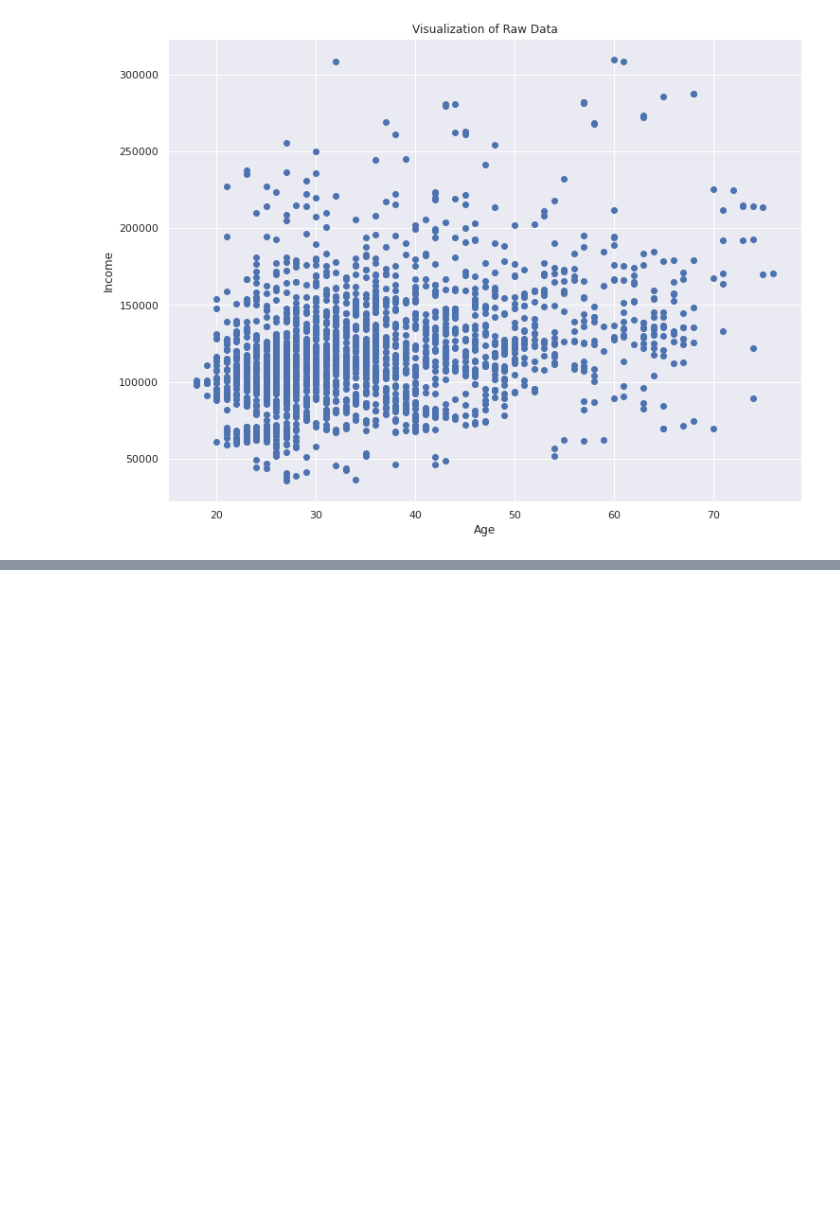
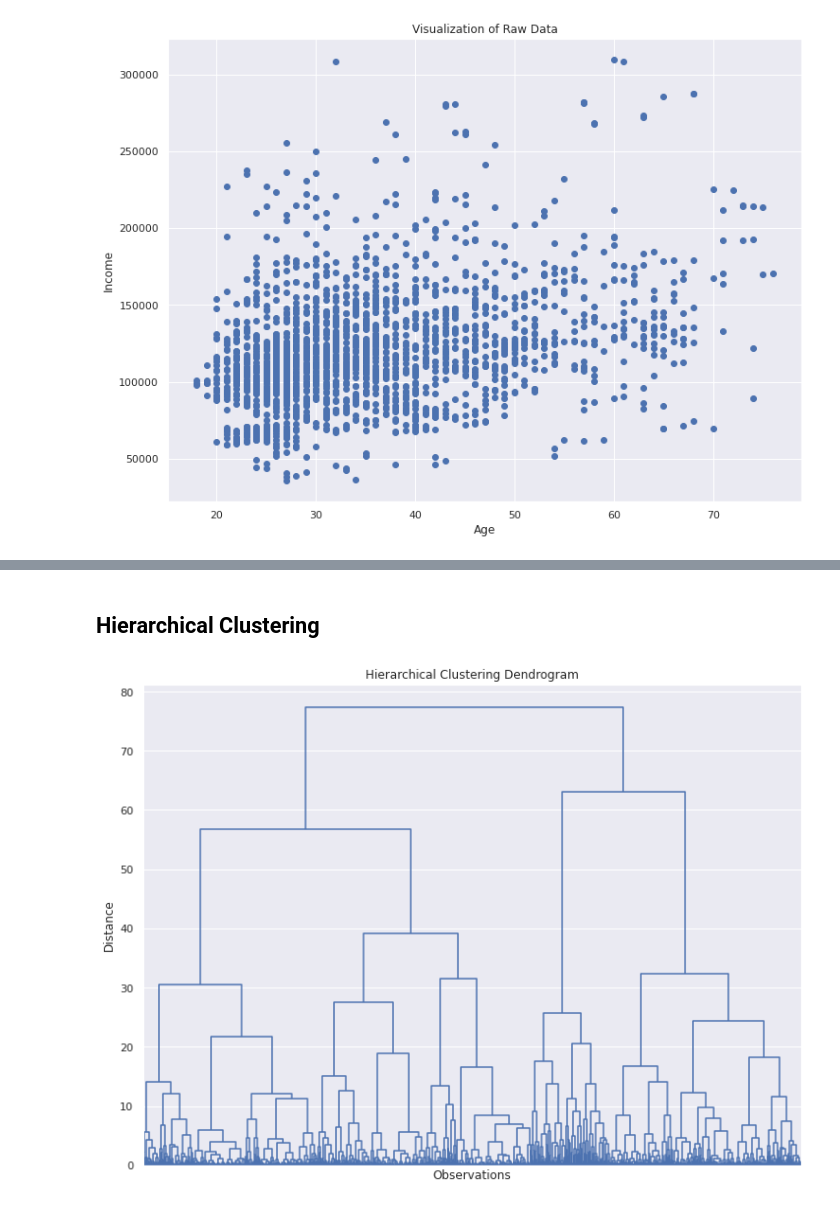
Before and after one commit to BenLiu983/Retail_Customer_Segmentation_Sales_Prediction, a Jupyter notebook: EDA.ipynb, the cells around one changed output, grey strips where cells are left out. Saved outputs shown, nothing was run; the diff lists cells and outputs as text; code cells hidden in the pictures; blank space fills up the shorter version.

```diff
--- a/EDA.ipynb
+++ b/EDA.ipynb
@@ -56,0 +63,4 @@ Text(0.5, 1.0, 'Visualization of Raw Data')
+# %%
+scaler = StandardScaler()
+segment_std = scaler.fit_transform(df_segment)
+segment_std
@@ -56,0 +81,16 @@ Text(0.5, 1.0, 'Visualization of Raw Data')
+# %% [markdown]
+## Hierarchical Clustering
+# %%
+hier_clust = linkage(segment_std, method = 'ward')
+# %%
+plt.figure(figsize = (12, 9))
+plt.title('Hierarchical Clustering Dendrogram')
+plt.xlabel('Observations')
+plt.ylabel('Distance')
+dendrogram(hier_clust,
+           show_leaf_counts = False,
+           no_labels = True,
+           color_threshold = 0)
+plt.show()
+# %% [output]
+[figure, added]
```
Also changed, not shown: parts of 5 cells of this notebook.
